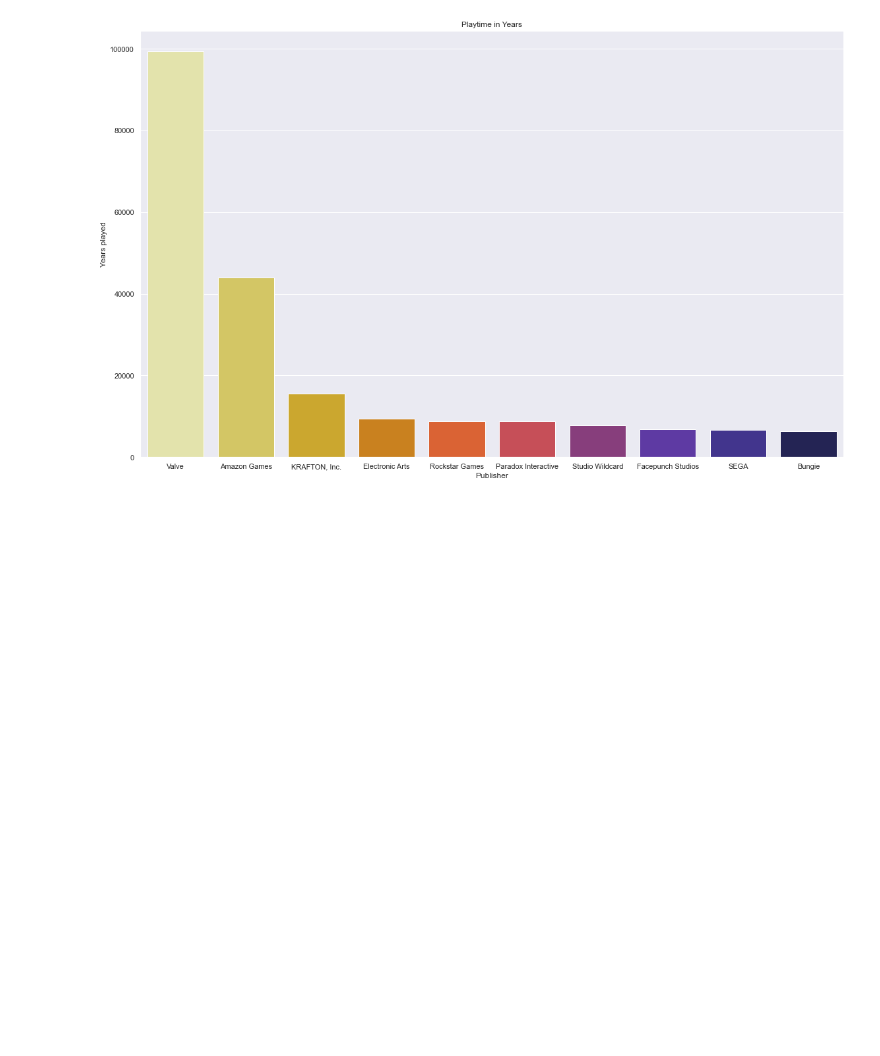
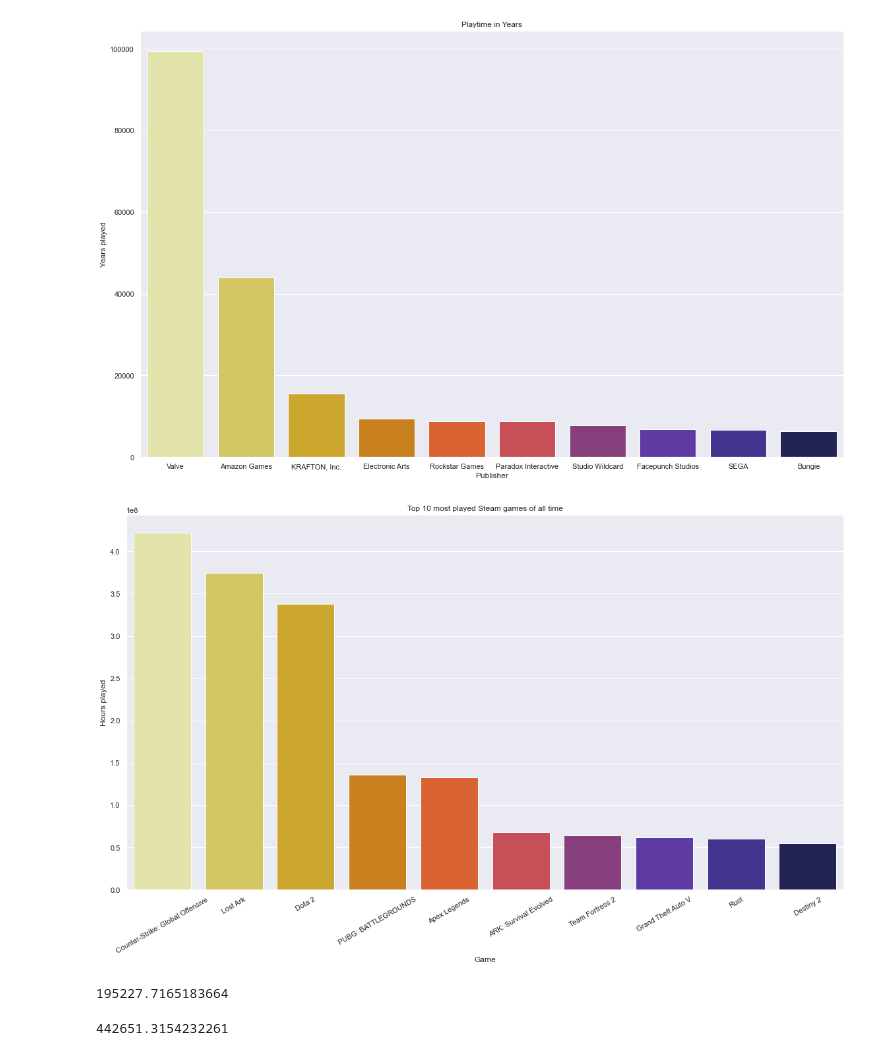
Before and after one commit to PatrickDLeduc/steam-charts-analysis, a Jupyter notebook: Most Popular Games analysis.ipynb, the cells around one changed output. Drawn from its saved outputs; the diff is of its cells as text; code cells hidden in the pictures; blank space fills up the shorter version.

```diff
--- a/Most Popular Games analysis.ipynb
+++ b/Most Popular Games analysis.ipynb
@@ -302,3 +307,27 @@ plt.savefig('playtime_in_years_top_10.jpg')
 plt.show()
 # %% [output]
 [figure]
+# %%
+top_10_games_by_time = full_steam_df.sort_values(by='player_hours', ascending=False).head(10)
+
+plt.figure(figsize=(16, 10))
+sns.barplot(x='title', y='player_hours', data=top_10_games_by_time, palette='CMRmap_r')
+plt.xticks(rotation=30)
+plt.xlabel('Game')
+plt.ylabel('Hours played)')
+plt.title('Top 10 most played Steam games of all time')
+plt.tight_layout()
+plt.savefig('top_10_most_played_games.jpg')
+plt.show()
+# %% [output]
+[figure, added]
+# %%
+# Time spent on the top 10 games
+(top_10_games_by_time['player_hours'].sum() / 24) / 365.25
+# %% [output]
+195227.7165183664
+# %%
+# All 1000 games
+(full_steam_df['player_hours'].sum() / 24) / 365.25
+# %% [output]
+442651.3154232261
```
Also changed, not shown: parts of 2 cells of this notebook.
